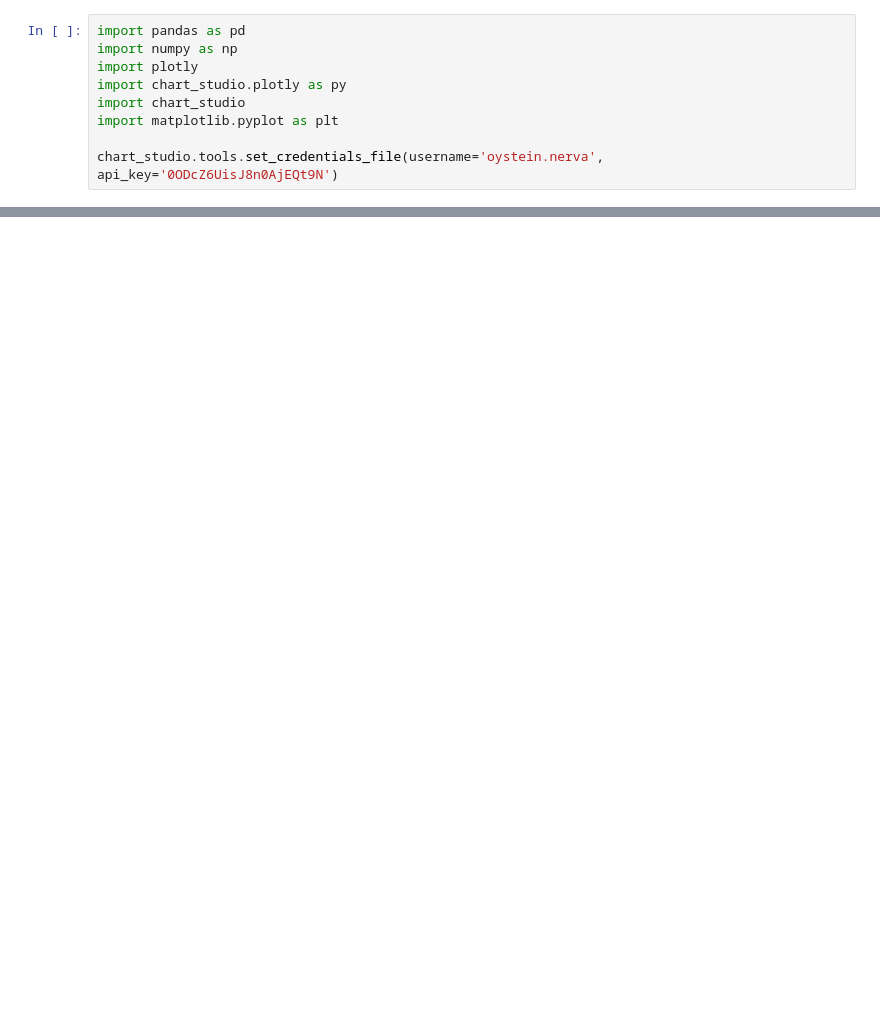
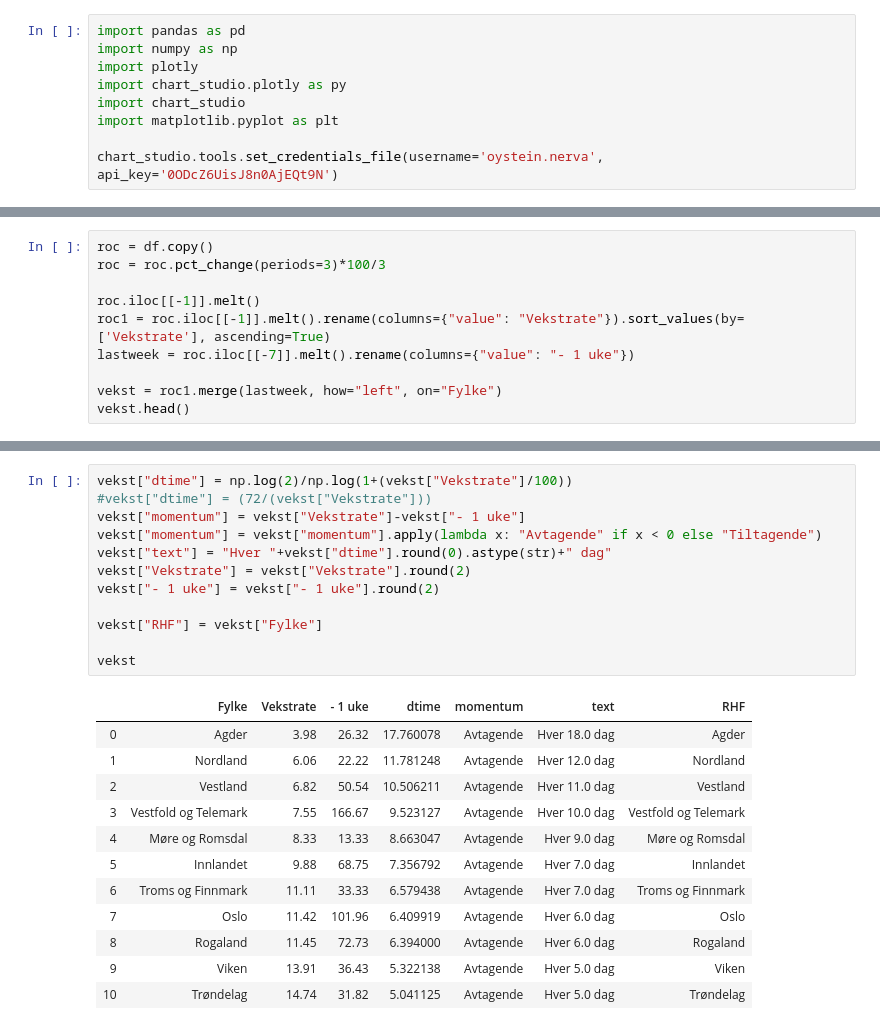
Before and after one commit to NRVA/COVID19_Norge, a Jupyter notebook: COVID_i_Norge.ipynb, the cells around one changed output, grey strips where cells are left out. Saved outputs shown, nothing was run; the diff lists cells and outputs as text; blank space fills up the shorter version.

Commit message:
fylkesliste

```diff
--- a/COVID_i_Norge.ipynb
+++ b/COVID_i_Norge.ipynb
@@ -77,0 +76,10 @@ RegionList = df[df['Cluster'] == 9]['Region']
+# %%
+roc = df.copy()
+roc = roc.pct_change(periods=3)*100/3
+
+roc.iloc[[-1]].melt()
+roc1 = roc.iloc[[-1]].melt().rename(columns={"value": "Vekstrate"}).sort_values(by=['Vekstrate'], ascending=True)
+lastweek = roc.iloc[[-7]].melt().rename(columns={"value": "- 1 uke"})
+
+vekst = roc1.merge(lastweek, how="left", on="Fylke")
+vekst.head()
@@ -77,0 +93,25 @@ RegionList = df[df['Cluster'] == 9]['Region']
+# %%
+vekst["dtime"] = np.log(2)/np.log(1+(vekst["Vekstrate"]/100))
+#vekst["dtime"] = (72/(vekst["Vekstrate"]))
+vekst["momentum"] = vekst["Vekstrate"]-vekst["- 1 uke"]
+vekst["momentum"] = vekst["momentum"].apply(lambda x: "Avtagende" if x < 0 else "Tiltagende")
+vekst["text"] = "Hver "+vekst["dtime"].round(0).astype(str)+" dag"
+vekst["Vekstrate"] = vekst["Vekstrate"].round(2)
+vekst["- 1 uke"] = vekst["- 1 uke"].round(2)
+
+vekst["RHF"] = vekst["Fylke"]
+
+vekst
+# %% [output]
+|  | Fylke | Vekstrate | - 1 uke | dtime | momentum | text | RHF |
+| 0 | Agder | 3.98 | 26.32 | 17.760078 | Avtagende | Hver 18.0 dag | Agder |
+| 1 | Nordland | 6.06 | 22.22 | 11.781248 | Avtagende | Hver 12.0 dag | Nordland |
+| 2 | Vestland | 6.82 | 50.54 | 10.506211 | Avtagende | Hver 11.0 dag | Vestland |
+| 3 | Vestfold og Telemark | 7.55 | 166.67 | 9.523127 | Avtagende | Hver 10.0 dag | Vestfold og Telemark |
+| 4 | Møre og Romsdal | 8.33 | 13.33 | 8.663047 | Avtagende | Hver 9.0 dag | Møre og Romsdal |
+| 5 | Innlandet | 9.88 | 68.75 | 7.356792 | Avtagende | Hver 7.0 dag | Innlandet |
+| 6 | Troms og Finnmark | 11.11 | 33.33 | 6.579438 | Avtagende | Hver 7.0 dag | Troms og Finnmark |
+| 7 | Oslo | 11.42 | 101.96 | 6.409919 | Avtagende | Hver 6.0 dag | Oslo |
+| 8 | Rogaland | 11.45 | 72.73 | 6.394000 | Avtagende | Hver 6.0 dag | Rogaland |
+| 9 | Viken | 13.91 | 36.43 | 5.322138 | Avtagende | Hver 5.0 dag | Viken |
+| 10 | Trøndelag | 14.74 | 31.82 | 5.041125 | Avtagende | Hver 5.0 dag | Trøndelag |
```
Also changed, not shown: parts of 15 cells of this notebook, 2 other files.
